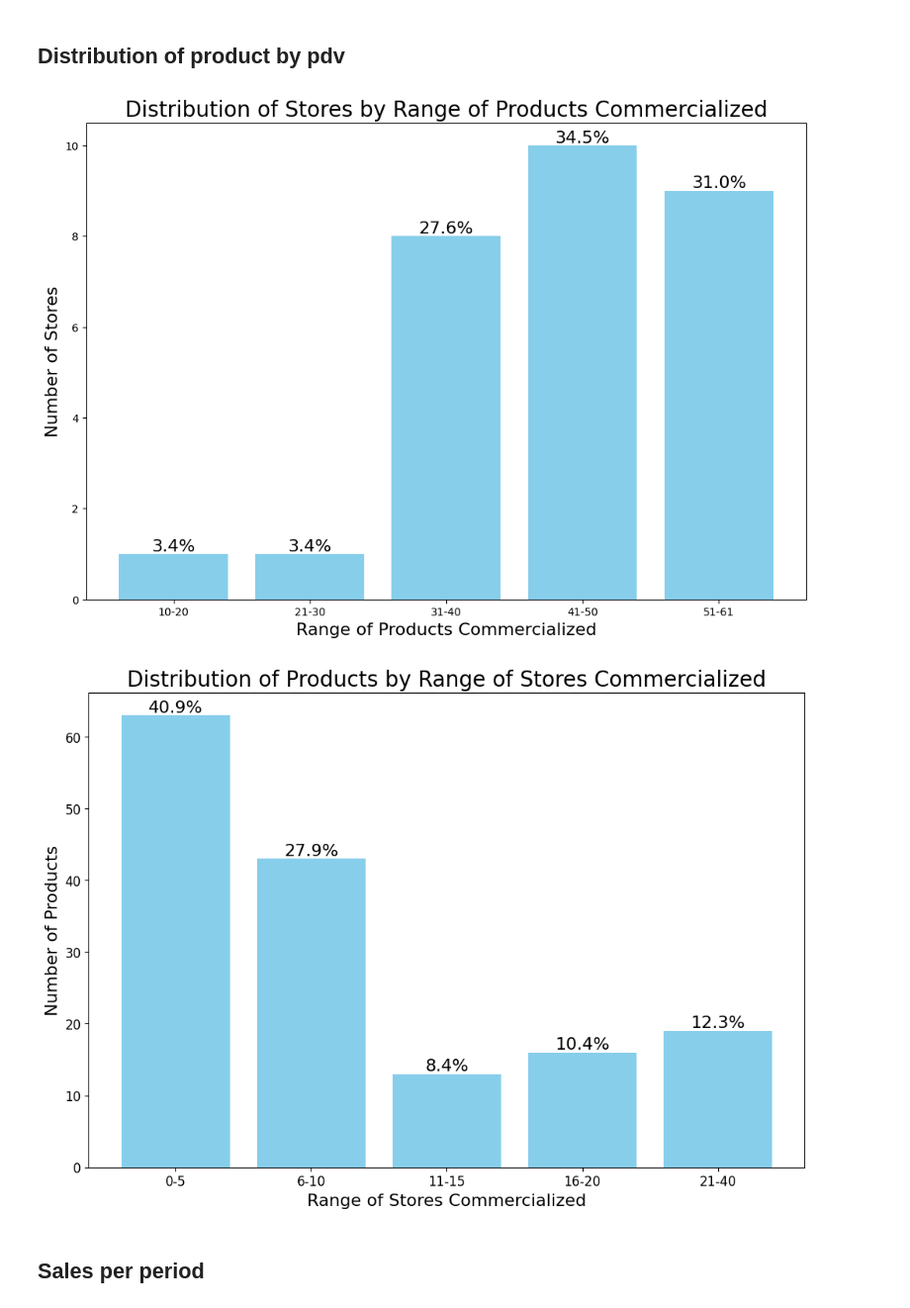
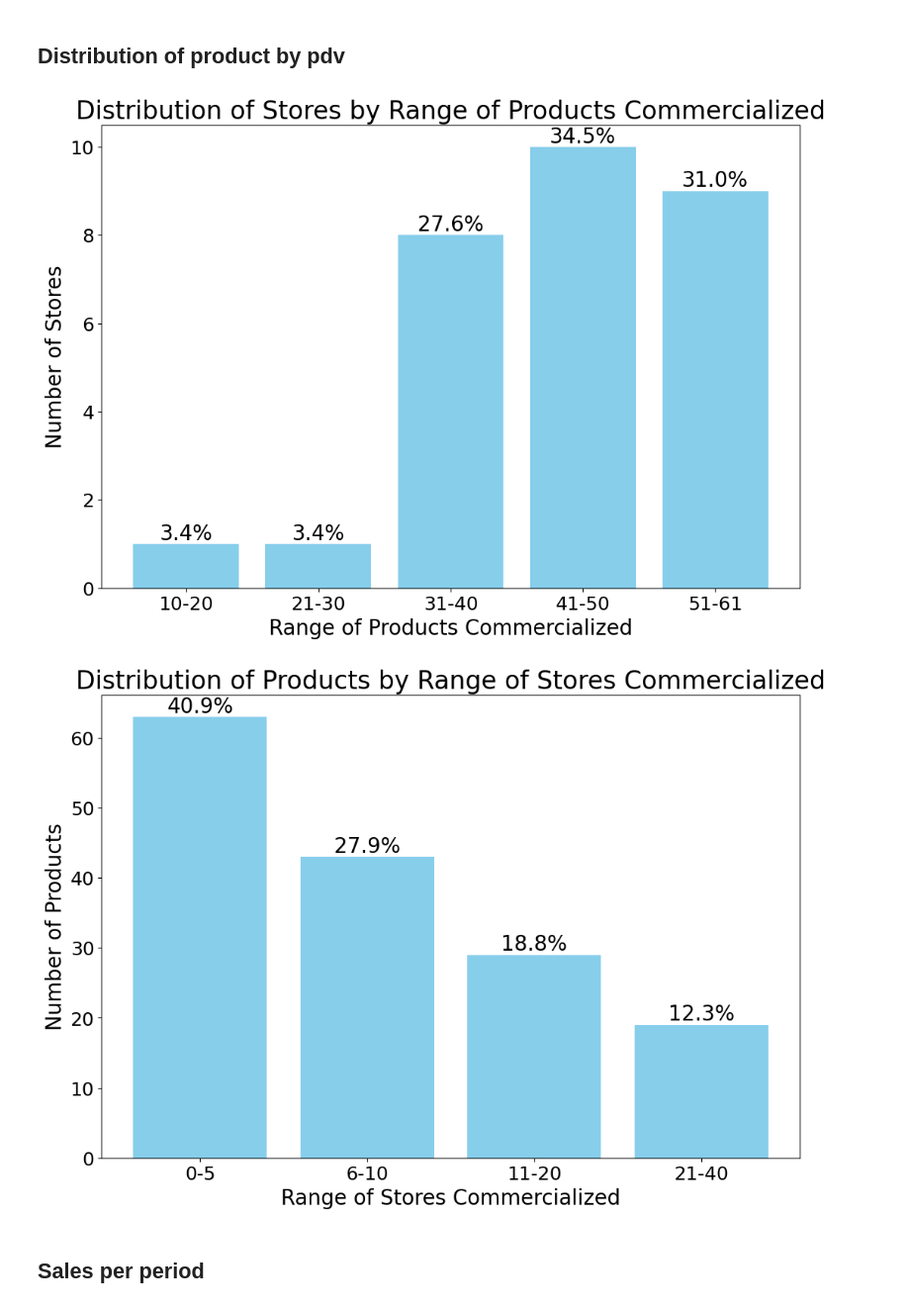
Before and after one commit to SantiagoRomanoOddone/MasterThesis, a Jupyter notebook: features/data_exploration.ipynb, the cells around one changed output. Shown at 99% size. Cells and saved outputs as stored; diff of their text form; code cells hidden in the pictures.

```diff
--- a/features/data_exploration.ipynb
+++ b/features/data_exploration.ipynb
@@ -86,52 +86,58 @@ bars = ax.bar(stores_by_product_count['classification'], stores_by_product_count
 # Add percentage labels on bars
 for bar, percentage in zip(bars, stores_by_product_count['percentage']):
     height = bar.get_height()
-    ax.text(bar.get_x() + bar.get_width() / 2, height, f'{percentage:.1f}%', ha='center', va='bottom', fontsize=16)
+    ax.text(bar.get_x() + bar.get_width() / 2, height, f'{percentage:.1f}%', ha='center', va='bottom', fontsize=20)
 
 # Set labels and title in English
-ax.set_xlabel('Range of Products Commercialized', fontsize=16)
-ax.set_ylabel('Number of Stores', fontsize=16)
-ax.set_title('Distribution of Stores by Range of Products Commercialized', fontsize=20)
+ax.set_xlabel('Range of Products Commercialized', fontsize=20)
+ax.set_ylabel('Number of Stores', fontsize=20)
+ax.set_title('Distribution of Stores by Range of Products Commercialized', fontsize=24)
+
+# Increase the size of tick labels on both axes
+ax.tick_params(axis='x', labelsize=18)  # Increase font size for x-axis tick labels
+ax.tick_params(axis='y', labelsize=18)  # Increase font size for y-axis tick labels
+
 plt.show()
 # %% [output]
-[figure, old version]
+[figure, new version]
 # %%
 # Group by product barcode and count unique store codes, then sort
 products_by_store_count = data.groupby('codigo_barras_sku')['pdv_codigo'].nunique().reset_index().sort_values(by='pdv_codigo', ascending=False)
 
 # Create classification bins
-labels = ['0-5', '6-10', '11-15', '16-20', '21-40']
-bins = [0, 5, 10, 15, 20, 40]
+labels = ['0-5', '6-10', '11-20', '21-40']
+bins = [0, 5, 10, 20, 40]
 products_by_store_count['classification'] = pd.cut(products_by_store_count['pdv_codigo'], bins=bins, labels=labels, right=False)
 
 # Count products in each classification
 products_by_store_count = products_by_store_count.groupby('classification').size().reset_index(name='product_count')
 
 # Calculate percentages
 total_products = products_by_store_count['product_count'].sum()
 products_by_store_count['percentage'] = (products_by_store_count['product_count'] / total_products) * 100
 
 # Create the plot
-fig, ax = plt.subplots(figsize=(12, 8))  # Increase figure size
+fig, ax = plt.subplots(figsize=(12, 8))  # Ensure the same figure size as the first plot
 bars = ax.bar(products_by_store_count['classification'], products_by_store_count['product_count'], color='skyblue')
 
 # Add percentage labels on bars with larger font size
 for bar, percentage in zip(bars, products_by_store_count['percentage']):
     height = bar.get_height()
     ax.text(bar.get_x() + bar.get_width() / 2, height, f'{percentage:.1f}%',
-            ha='center', va='bottom', fontsize=16)  # Adjust font size for percentages
+            ha='center', va='bottom', fontsize=20)  # Adjust font size for percentages
 
 # Set labels and title with larger font size
-ax.set_xlabel('Range of Stores Commercialized', fontsize=16)
-ax.set_ylabel('Number of Products', fontsize=16)
-ax.set_title('Distribution of Products by Range of Stores Commercialized', fontsize=20)
+ax.set_xlabel('Range of Stores Commercialized', fontsize=20)
+ax.set_ylabel('Number of Products', fontsize=20)
+ax.set_title('Distribution of Products by Range of Stores Commercialized', fontsize=24)
 
 # Adjust tick label font size
-ax.tick_params(axis='both', which='major', labelsize=12)
+ax.tick_params(axis='x', labelsize=18)  # Increase font size for x-axis tick labels
+ax.tick_params(axis='y', labelsize=18)  # Increase font size for y-axis tick labels
 
 plt.show()
 # %% [output]
-[figure, old version]
+[figure, new version]
 # %% [markdown]
 ## Sales per period
 # %%
```
